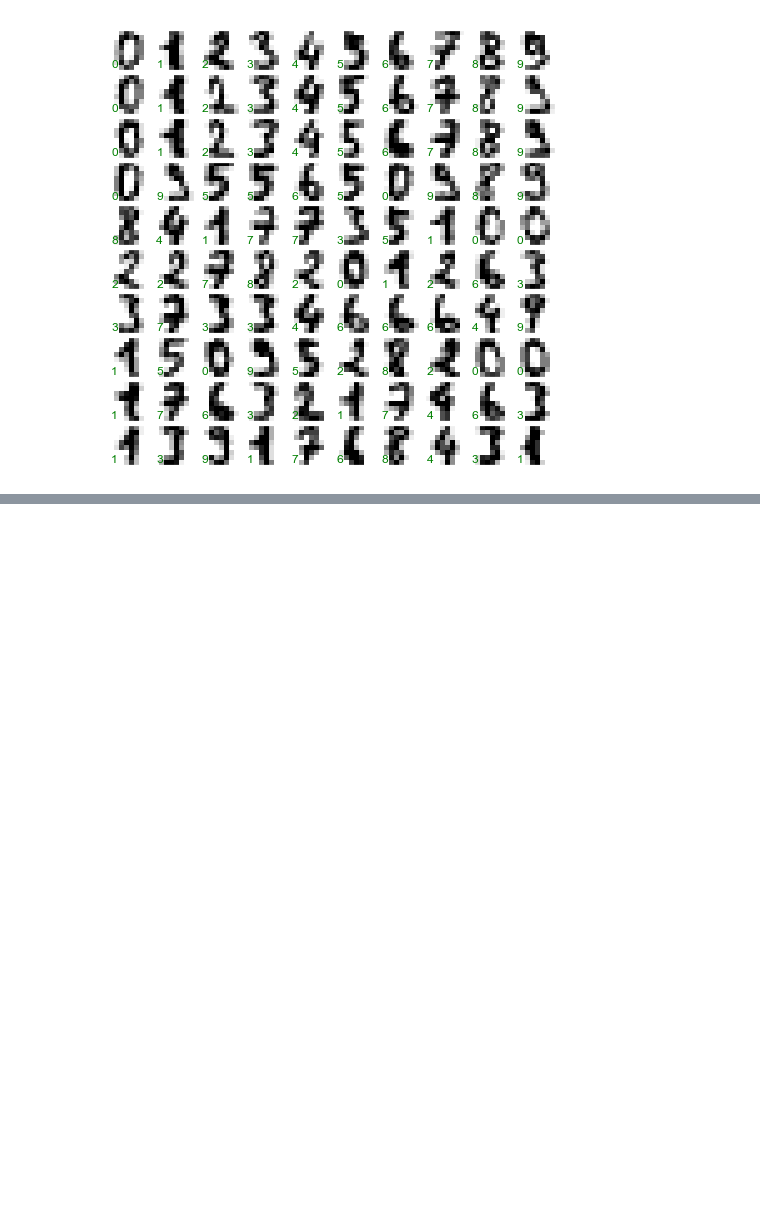
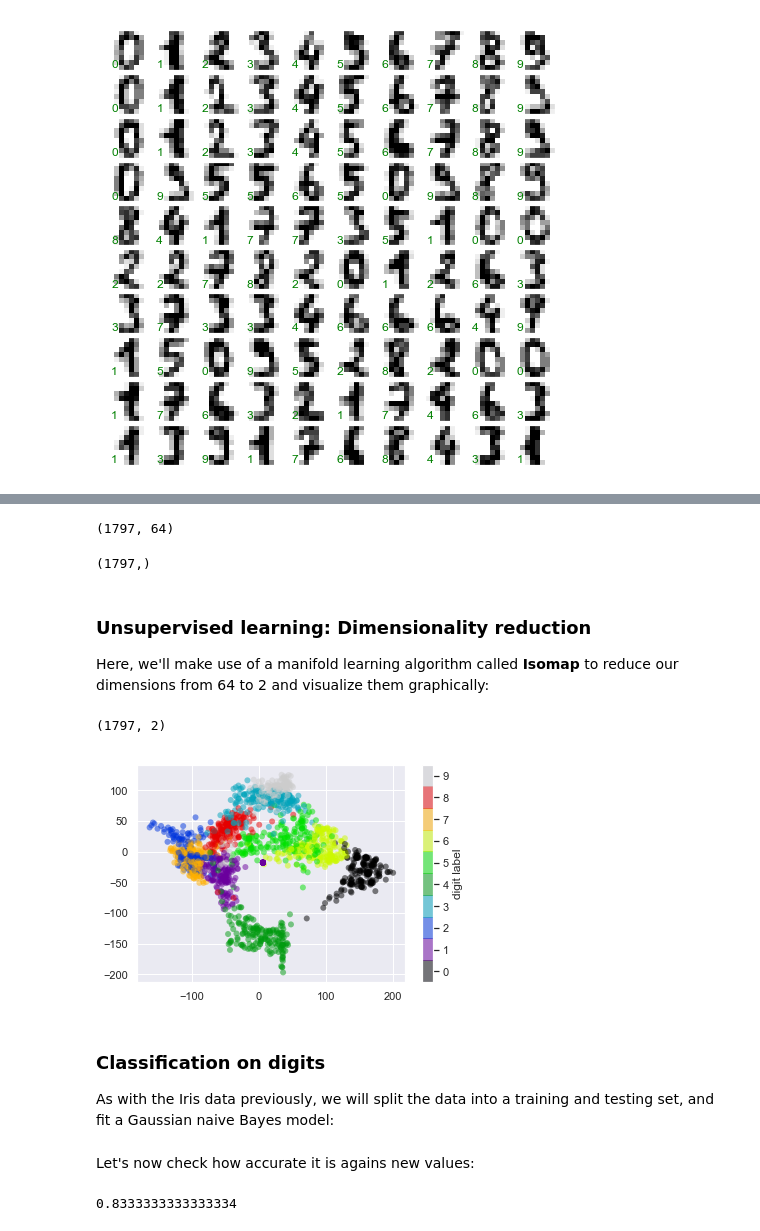
Before and after one commit to GiuseppeBaldini/Python-DS-Handbook, a Jupyter notebook: 5.Machine_Learning/05.02 - Introducing Scikit-Learn.ipynb, the cells around one changed output, grey strips where cells are left out. Drawn from its saved outputs; the diff is of its cells as text; code cells hidden in the pictures; blank space fills up the shorter version.

```diff
--- a/5.Machine_Learning/05.02 - Introducing Scikit-Learn.ipynb
+++ b/5.Machine_Learning/05.02 - Introducing Scikit-Learn.ipynb
@@ -290,0 +297,35 @@ for i, ax in enumerate(axes.flat):
+# %%
+X = digits.data
+X.shape
+# %% [output]
+(1797, 64)
+# %%
+y = digits.target
+y.shape
+# %% [output]
+(1797,)
+# %% [markdown]
+### Unsupervised learning: Dimensionality reduction
+
+Here, we'll make use of a manifold learning algorithm called **Isomap** to reduce our dimensions from 64 to 2 and visualize them graphically:
+# %%
+from sklearn.manifold import Isomap
+iso = Isomap(n_components=2)
+iso.fit(digits.data)
+data_projected = iso.transform(digits.data)
+data_projected.shape
+# %% [output]
+(1797, 2)
+# %%
+# plotting
+plt.scatter(data_projected[:, 0], data_projected[:, 1], c=digits.target,
+            edgecolor='none', alpha=0.5,
+            cmap=plt.cm.get_cmap('nipy_spectral', 10))
+plt.colorbar(label='digit label', ticks=range(10))
+plt.clim(-0.5, 9.5);
+# %% [output]
+[figure, added]
+# %% [markdown]
+### Classification on digits
+
+As with the Iris data previously, we will split the data into a training and testing set, and fit a Gaussian naive Bayes model:
@@ -290,0 +339,7 @@ for i, ax in enumerate(axes.flat):
+# %% [markdown]
+Let's now check how accurate it is agains new values:
+# %%
+from sklearn.metrics import accuracy_score
+accuracy_score(ytest, y_model)
+# %% [output]
+0.8333333333333334
```
Also changed, not shown: parts of 7 cells of this notebook.
